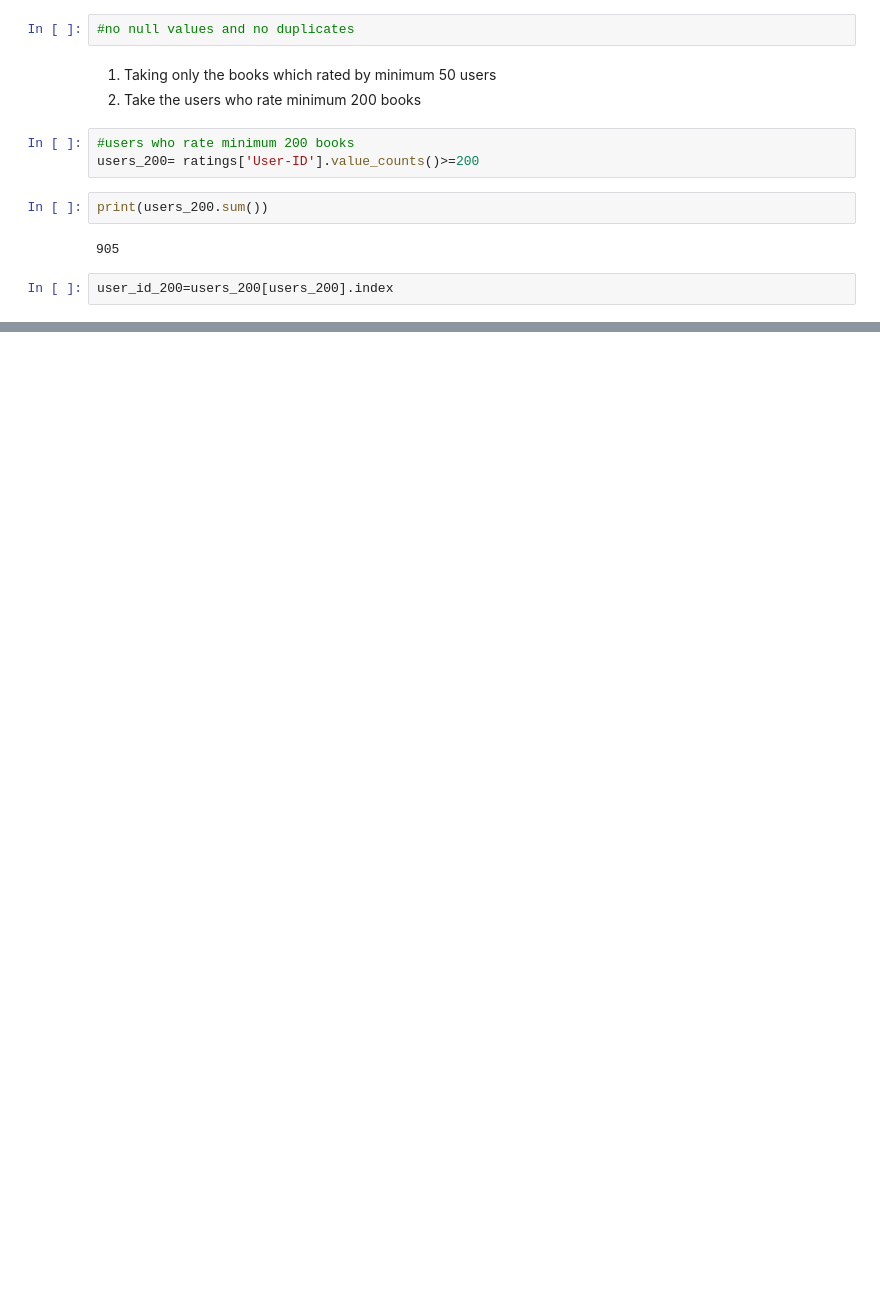
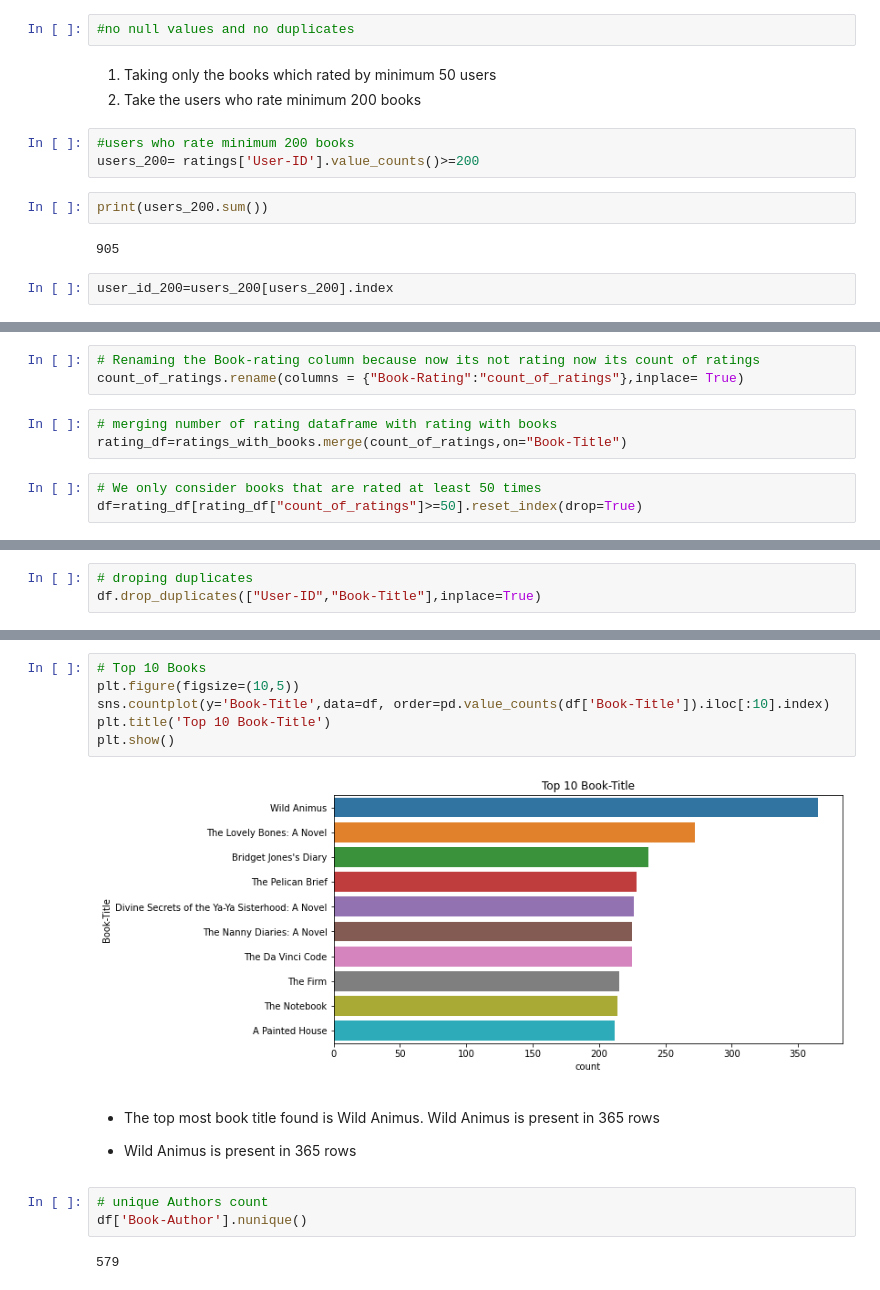
Before and after one commit to fathimajafir/Book-Recommendation-system, a Jupyter notebook: Book_Recommendation_system.ipynb, the cells around one changed output, grey strips where cells are left out. Saved outputs shown, nothing was run; the diff lists cells and outputs as text; blank space fills up the shorter version.

```diff
--- a/Book_Recommendation_system.ipynb
+++ b/Book_Recommendation_system.ipynb
@@ -309,0 +353,9 @@ user_id_200=users_200[users_200].index
+# %%
+# Renaming the Book-rating column because now its not rating now its count of ratings
+count_of_ratings.rename(columns = {"Book-Rating":"count_of_ratings"},inplace= True)
+# %%
+# merging number of rating dataframe with rating with books
+rating_df=ratings_with_books.merge(count_of_ratings,on="Book-Title")
+# %%
+# We only consider books that are rated at least 50 times
+df=rating_df[rating_df["count_of_ratings"]>=50].reset_index(drop=True)
@@ -309,0 +373,3 @@ user_id_200=users_200[users_200].index
+# %%
+# droping duplicates
+df.drop_duplicates(["User-ID","Book-Title"],inplace=True)
@@ -309,0 +406,20 @@ user_id_200=users_200[users_200].index
+# %%
+# Top 10 Books
+plt.figure(figsize=(10,5))
+sns.countplot(y='Book-Title',data=df, order=pd.value_counts(df['Book-Title']).iloc[:10].index)
+plt.title('Top 10 Book-Title')
+plt.show()
+# %% [output]
+[figure, added]
+# %% [markdown]
+
+
+*   The top most book title found is Wild Animus.
+Wild Animus is present in 365 rows
+
+*   Wild Animus is present in 365 rows
+# %%
+# unique Authors count
+df['Book-Author'].nunique()
+# %% [output]
+579
```
Also changed, not shown: parts of 26 cells of this notebook.
